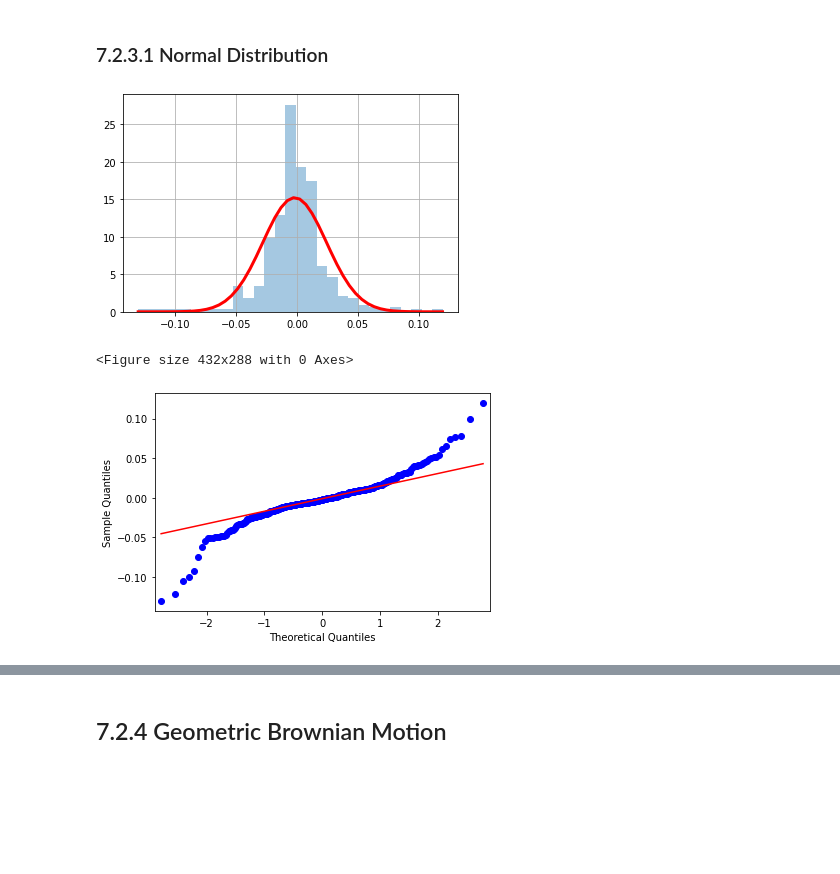
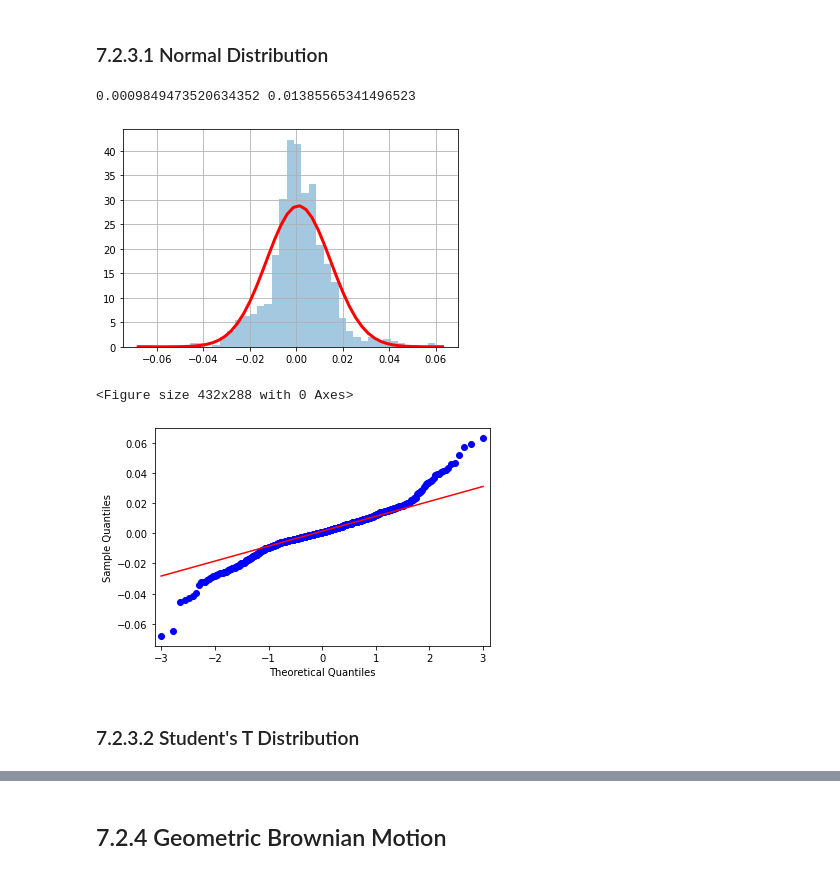
Before and after one commit to jckantor/CBE40455-2020, a Jupyter notebook: docs/07.02-Geometric-Brownian-Motion.ipynb, the cells around one changed output, grey strips where cells are left out. Drawn from its saved outputs; the diff is of its cells as text; code cells hidden in the pictures; blank space fills up the shorter version.

```diff
--- a/docs/07.02-Geometric-Brownian-Motion.ipynb
+++ b/docs/07.02-Geometric-Brownian-Motion.ipynb
@@ -46,23 +46,23 @@ def get_symbol(symbol):
 # %% [markdown]
 ## 7.2.2 Statistical Properties of Returns
 # %%
-symbol = 'XOM'
+symbol = 'AAPL'
 
 # get symbol data
 symbol_data = get_symbol(symbol)
+print(symbol_data)
 assert symbol_data, f"Symbol {symbol} wasn't found."
 
 # end date is today
-end = datetime.datetime.today().date()
-
-# start date is three years prior
-start = end-datetime.timedelta(1.5*365)
+end = datetime.datetime(2018, 8, 30).date()
+start = end-datetime.timedelta(3*365)
 
 # get stock price data
-S = data.DataReader(symbol,"yahoo",start,end)['Adj Close']
+S = pdr.data.DataReader(symbol, "yahoo", start, end)['Adj Close']
 rlin = (S - S.shift(1))/S.shift(1)
 rlog = np.log(S/S.shift(1))
 
+# clean up data
 rlin = rlin.dropna()
 rlog = rlog.dropna()
 
@@ -142,3 +143,3 @@ Text(0.5, 1.0, 'Change in Distribution of Log Returns')
 # %%
-t.fit(rlog[:k].dropna())
+norm.fit(rlog[:k].dropna())
 # %% [output]
@@ -172,17 +173,23 @@ plt.xlabel('Lag');
 # %%
 from scipy.stats import norm
 from statsmodels.graphics.gofplots import qqplot
 
 r = np.linspace(rlog.min(), rlog.max())
 
 plt.figure()
 param = norm.fit(rlog)
+nu = param[0]
+sigma = param[1]
+print(nu, sigma)
 rlog.hist(bins=int(1.5*np.sqrt(len(rlog))), density=True,alpha=0.4)
-plt.plot(r,norm.pdf(r,loc=param[0],scale=param[1]),'r-',lw=3)
+plt.plot(r, norm.pdf(r, loc=param[0], scale=param[1]), 'r-', lw=3)
 
 plt.figure()
-qqplot(rlog,line='q');
+qqplot(rlog, line='q');
 # %% [output]
+0.0009849473520634352 0.01385565341496523
-[figure, old version]
+[figure, new version]
-<Figure size 432x288 with 0 Axes>
+<Figure size 432x288 with 0 Axes>
-[figure, old version]
+[figure, new version]
+# %% [markdown]
+### 7.2.3.2 Student's T Distribution
```
Also changed, not shown: parts of 12 cells of this notebook, 8 other files.
